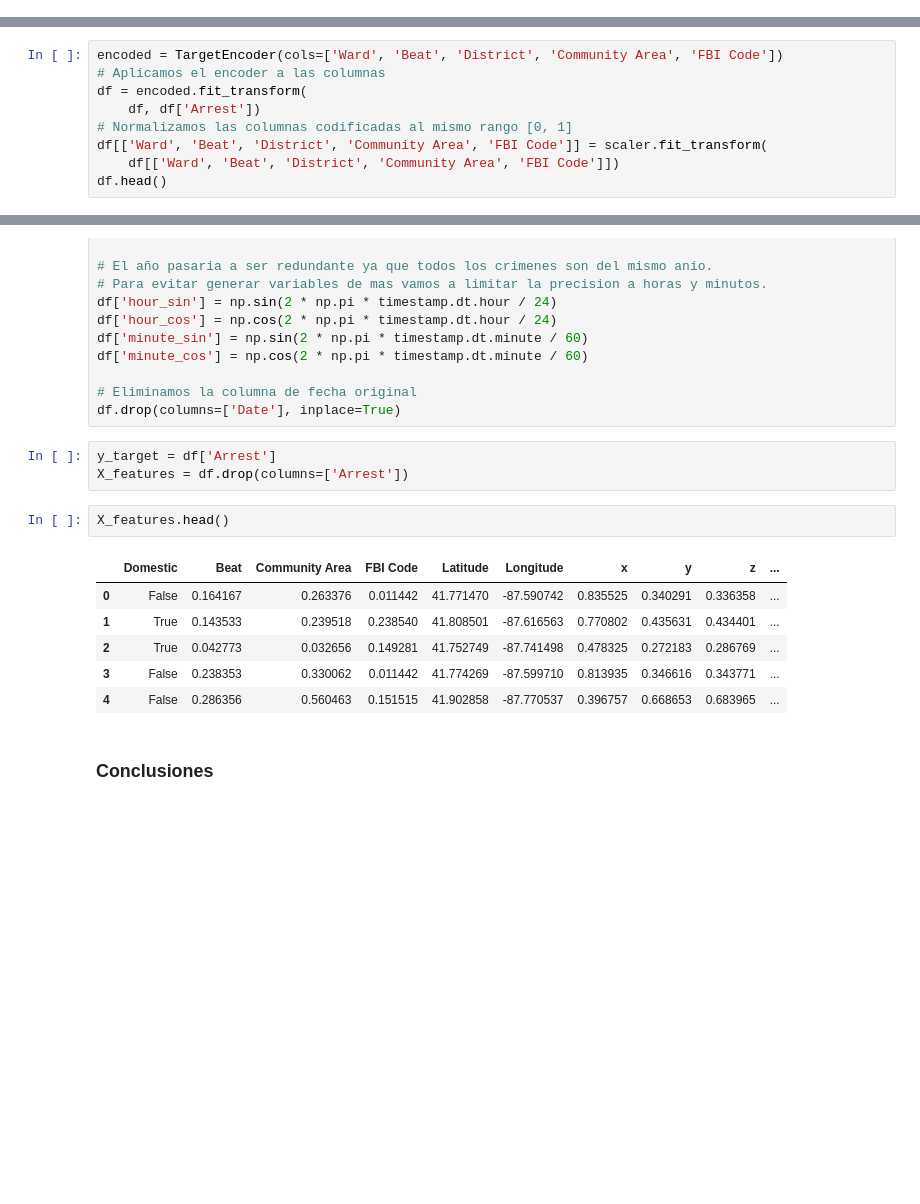
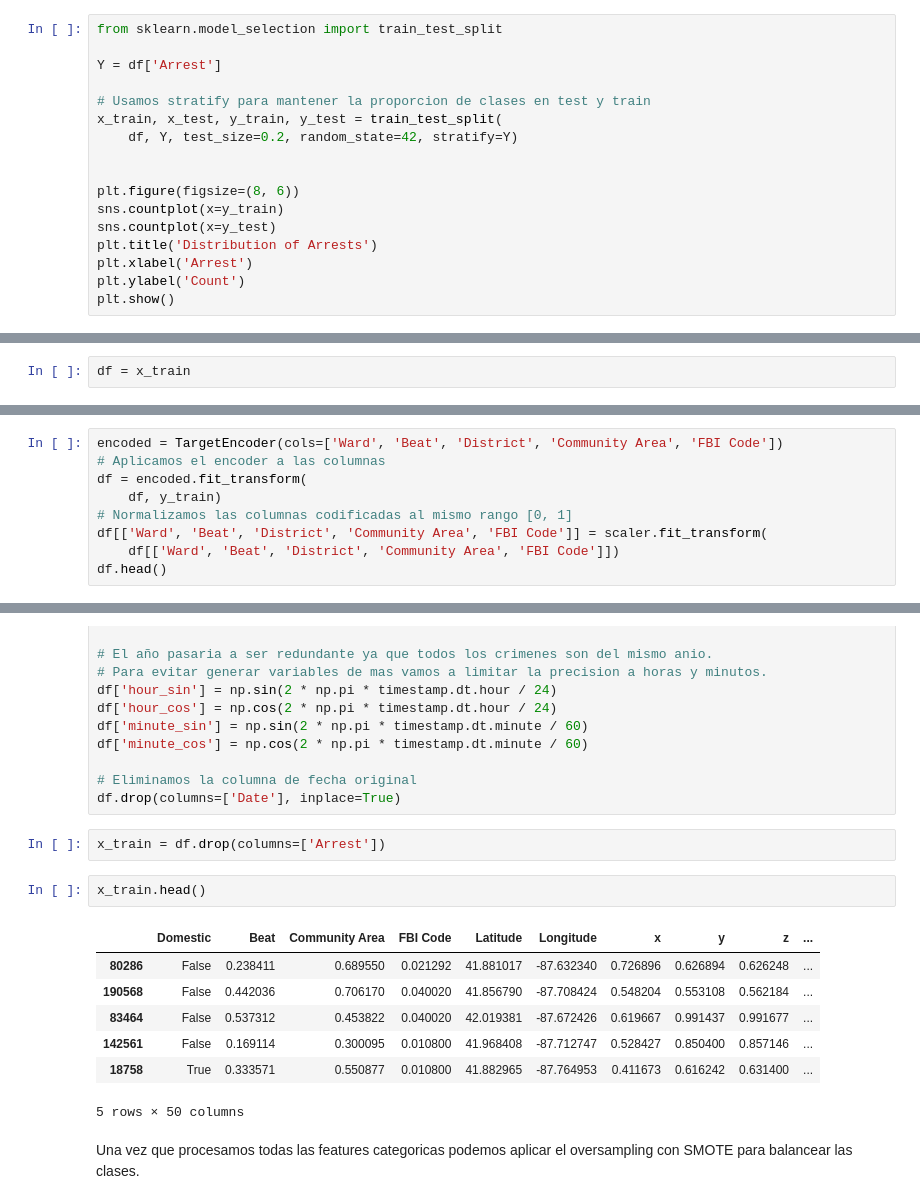
Before and after one commit to maximdorogov/fiuba-analisis-de-datos, a Jupyter notebook: tp2.ipynb, the cells around one changed output, grey strips where cells are left out. Saved outputs shown, nothing was run; the diff lists cells and outputs as text; blank space fills up the shorter version.

```diff
--- a/tp2.ipynb
+++ b/tp2.ipynb
@@ -167,0 +193,17 @@ ver stratify y balance de datos para la categoria target.
+# %%
+from sklearn.model_selection import train_test_split
+
+Y = df['Arrest']
+
+# Usamos stratify para mantener la proporcion de clases en test y train
+x_train, x_test, y_train, y_test = train_test_split(
+    df, Y, test_size=0.2, random_state=42, stratify=Y)
+
+
+plt.figure(figsize=(8, 6))
+sns.countplot(x=y_train)
+sns.countplot(x=y_test)
+plt.title('Distribution of Arrests')
+plt.xlabel('Arrest')
+plt.ylabel('Count')
+plt.show()
@@ -168,3 +215,5 @@ ver stratify y balance de datos para la categoria target.
+# %%
+df = x_train
 # %% [markdown]
 ### Normalizacion de datos
 
@@ -264,7 +314,7 @@ df.head()
 encoded = TargetEncoder(cols=['Ward', 'Beat', 'District', 'Community Area', 'FBI Code'])
 # Aplicamos el encoder a las columnas
 df = encoded.fit_transform(
-    df, df['Arrest'])
+    df, y_train)
 # Normalizamos las columnas codificadas al mismo rango [0, 1]
 df[['Ward', 'Beat', 'District', 'Community Area', 'FBI Code']] = scaler.fit_transform(
     df[['Ward', 'Beat', 'District', 'Community Area', 'FBI Code']])
@@ -343,16 +394,16 @@ df['minute_cos'] = np.cos(2 * np.pi * timestamp.dt.minute / 60)
 # Eliminamos la columna de fecha original
 df.drop(columns=['Date'], inplace=True)
 # %%
-y_target = df['Arrest']
-X_features = df.drop(columns=['Arrest'])
+x_train = df.drop(columns=['Arrest'])
 # %%
-X_features.head()
+x_train.head()
 # %% [output]
 |  | Domestic | Beat | Community Area | FBI Code | Latitude | Longitude | x | y | z | ... |
-| 0 | False | 0.164167 | 0.263376 | 0.011442 | 41.771470 | -87.590742 | 0.835525 | 0.340291 | 0.336358 | ... |
-| 1 | True | 0.143533 | 0.239518 | 0.238540 | 41.808501 | -87.616563 | 0.770802 | 0.435631 | 0.434401 | ... |
-| 2 | True | 0.042773 | 0.032656 | 0.149281 | 41.752749 | -87.741498 | 0.478325 | 0.272183 | 0.286769 | ... |
-| 3 | False | 0.238353 | 0.330062 | 0.011442 | 41.774269 | -87.599710 | 0.813935 | 0.346616 | 0.343771 | ... |
-| 4 | False | 0.286356 | 0.560463 | 0.151515 | 41.902858 | -87.770537 | 0.396757 | 0.668653 | 0.683965 | ... |
+| 80286 | False | 0.238411 | 0.689550 | 0.021292 | 41.881017 | -87.632340 | 0.726896 | 0.626894 | 0.626248 | ... |
+| 190568 | False | 0.442036 | 0.706170 | 0.040020 | 41.856790 | -87.708424 | 0.548204 | 0.553108 | 0.562184 | ... |
+| 83464 | False | 0.537312 | 0.453822 | 0.040020 | 42.019381 | -87.672426 | 0.619667 | 0.991437 | 0.991677 | ... |
+| 142561 | False | 0.169114 | 0.300095 | 0.010800 | 41.968408 | -87.712747 | 0.528427 | 0.850400 | 0.857146 | ... |
+| 18758 | True | 0.333571 | 0.550877 | 0.010800 | 41.882965 | -87.764953 | 0.411673 | 0.616242 | 0.631400 | ... |
+5 rows × 50 columns
-# %% [markdown]
-### Conclusiones
+# %% [markdown]
+Una vez que procesamos todas las features categoricas podemos aplicar el oversampling con SMOTE para balancear las clases.
```
Also changed, not shown: parts of 14 cells of this notebook.
